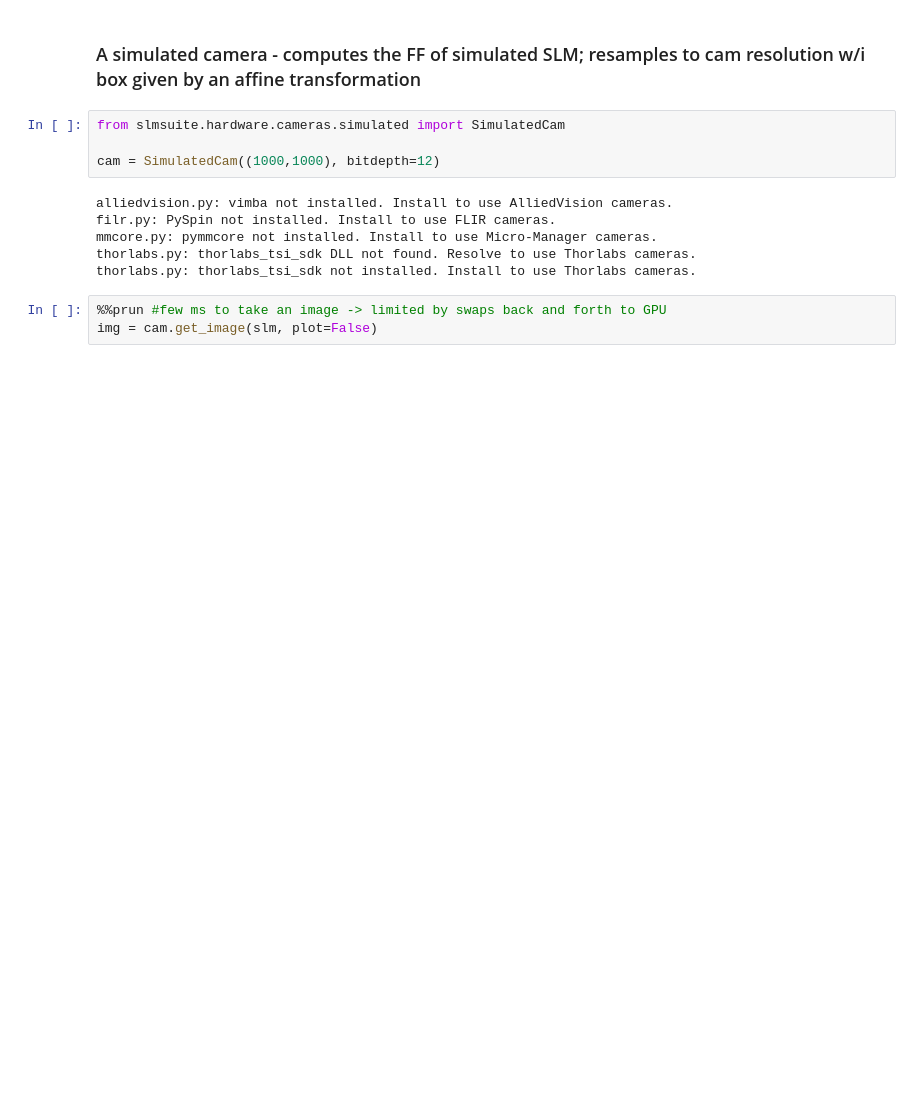
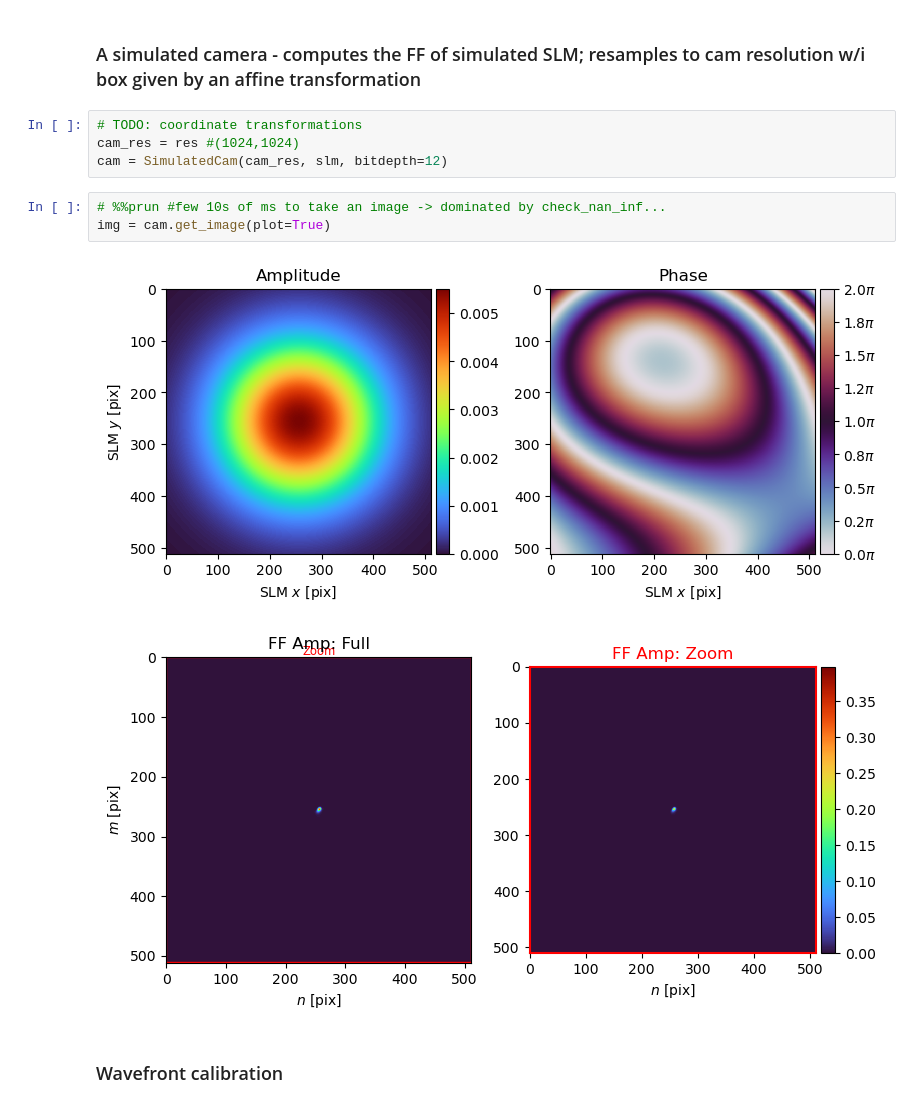
Before and after one commit to slmsuite/slmsuite-examples, a Jupyter notebook: examples/simulation.ipynb, the cells around one changed output. Saved outputs shown, nothing was run; the diff lists cells and outputs as text; blank space fills up the shorter version.

Commit message:
wavefront cal simulation example updates
Simulation branch now includes wavefront cal; coordinate transformations need to be added. Will be testbed for future wavefront cal algos.

```diff
--- a/examples/simulation.ipynb
+++ b/examples/simulation.ipynb
@@ -46,15 +63,14 @@ plt.colorbar(im, cax=cax)
 # %% [markdown]
 ### A simulated camera - computes the FF of simulated SLM; resamples to cam resolution w/i box given by an affine transformation
 # %%
-from slmsuite.hardware.cameras.simulated import SimulatedCam
-
-cam = SimulatedCam((1000,1000), bitdepth=12)
+# TODO: coordinate transformations
+cam_res = res #(1024,1024)
+cam = SimulatedCam(cam_res, slm, bitdepth=12)
-# %% [output]
-alliedvision.py: vimba not installed. Install to use AlliedVision cameras.
-filr.py: PySpin not installed. Install to use FLIR cameras.
-mmcore.py: pymmcore not installed. Install to use Micro-Manager cameras.
-thorlabs.py: thorlabs_tsi_sdk DLL not found. Resolve to use Thorlabs cameras.
-thorlabs.py: thorlabs_tsi_sdk not installed. Install to use Thorlabs cameras.
 # %%
-%%prun #few ms to take an image -> limited by swaps back and forth to GPU
-img = cam.get_image(slm, plot=False)
+# %%prun #few 10s of ms to take an image -> dominated by check_nan_inf...
+img = cam.get_image(plot=True)
+# %% [output]
+[figure, added]
+[figure, added]
+# %% [markdown]
+### Wavefront calibration
```
Also changed, not shown: parts of 14 cells of this notebook.
